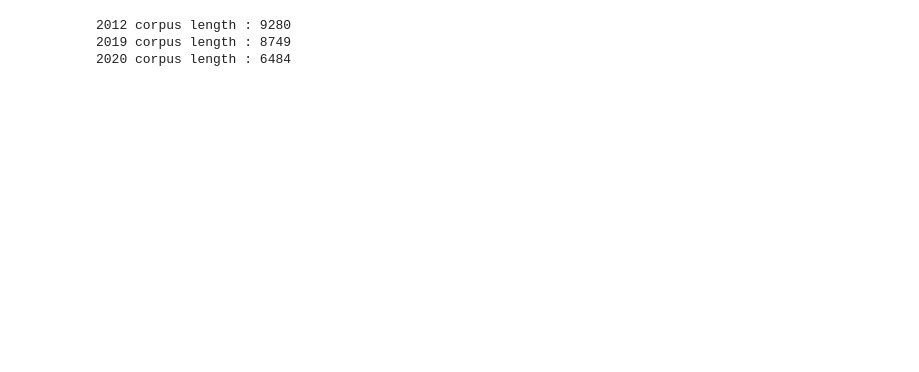
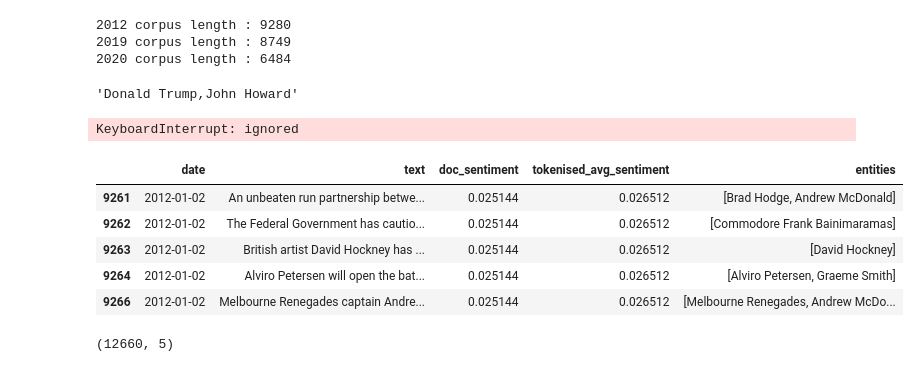
Before and after one commit to ChrisFJardine/Masterclass, a Jupyter notebook: CJardineAssignment3__NER.ipynb, the cells around one changed output. Drawn from its saved outputs; the diff is of its cells as text; code cells hidden in the pictures; blank space fills up the shorter version.

```diff
--- a/CJardineAssignment3__NER.ipynb
+++ b/CJardineAssignment3__NER.ipynb
@@ -139,3 +113,26 @@ ABC_staff = ['Grandstands Luke Pentony','Laura Tingle','Kerry Lonergan','Leigh S
+# %%
+extract_sent_named_enities('Donald Trump ate eggs with John Howard')
+# %% [output]
+'Donald Trump,John Howard'
+# %%
+nlp = en_core_web_sm.load()
+data['entities'] = data.apply(lambda x: extract_sent_named_enities(x.text), axis = 1)
+data = data[data['entities'].apply(lambda x: len(x)) > 0]
+# %% [output]
+KeyboardInterrupt: ignored
+# %%
+data['entities'] = ''.join(data)
+# %% [output]
+|  | date | text | doc_sentiment | tokenised_avg_sentiment | entities |
+| 9261 | 2012-01-02 | An unbeaten run partnership betwe... | 0.025144 | 0.026512 | [Brad Hodge, Andrew McDonald] |
+| 9262 | 2012-01-02 | The Federal Government has cautio... | 0.025144 | 0.026512 | [Commodore Frank Bainimaramas] |
+| 9263 | 2012-01-02 | British artist David Hockney has ... | 0.025144 | 0.026512 | [David Hockney] |
+| 9264 | 2012-01-02 | Alviro Petersen will open the bat... | 0.025144 | 0.026512 | [Alviro Petersen, Graeme Smith] |
+| 9266 | 2012-01-02 | Melbourne Renegades captain Andre... | 0.025144 | 0.026512 | [Melbourne Renegades, Andrew McDo... |
+# %%
+data.shape
+# %% [output]
+(12660, 5)
 # %%
 def extract_named_enities(df, stopnames = []):
   list_ents = []
```
Also changed, not shown: parts of 20 cells of this notebook.
